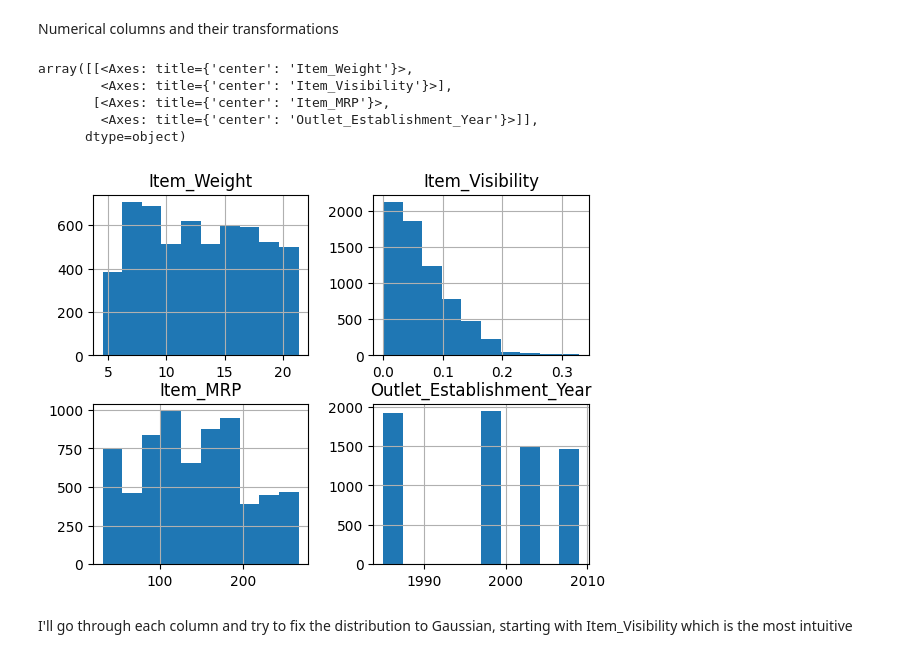
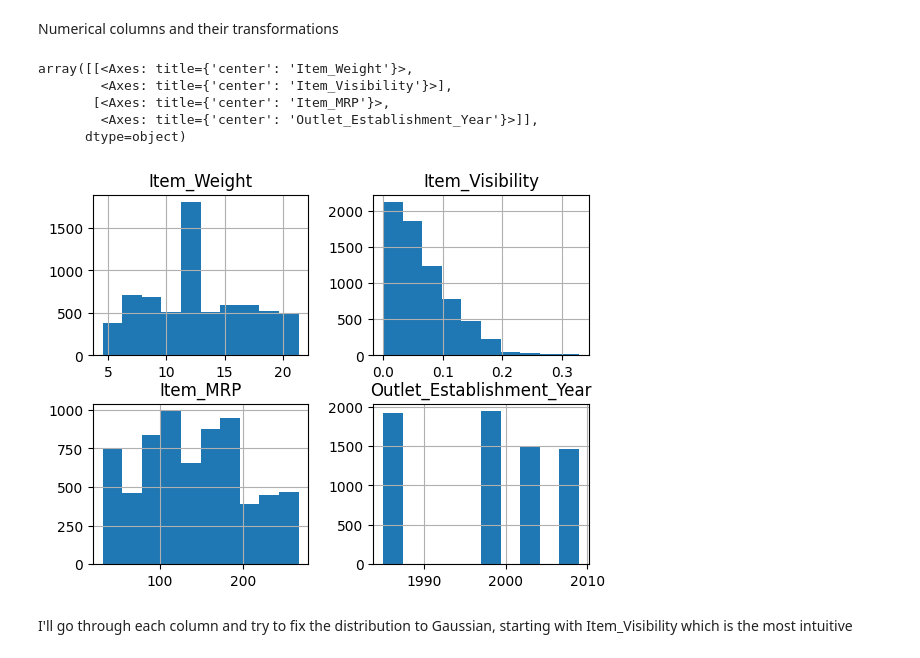
Before and after one commit to taniabuzykina/store-sales-prediction, a Jupyter notebook: code/data_exploration.ipynb, the cells around one changed output. Cells and saved outputs as stored; diff of their text form; code cells hidden in the pictures.

```diff
--- a/code/data_exploration.ipynb
+++ b/code/data_exploration.ipynb
@@ -546,14 +546,14 @@ pd.DataFrame(onehot_encoder.fit_transform(np.reshape(sales_cat_tr['Item_Type'],
 # %% [markdown]
 Numerical columns and their transformations
 # %%
-sales_num.hist()
+sales_tr.hist()
 # %% [output]
 array([[<Axes: title={'center': 'Item_Weight'}>,
         <Axes: title={'center': 'Item_Visibility'}>],
        [<Axes: title={'center': 'Item_MRP'}>,
         <Axes: title={'center': 'Outlet_Establishment_Year'}>]],
       dtype=object)
-[figure, old version]
+[figure, new version]
 # %% [markdown]
 I'll go through each column and try to fix the distribution to Gaussian, starting with Item_Visibility which is the most intuitive
 # %%
```
Also changed, not shown: parts of 9 cells of this notebook.
